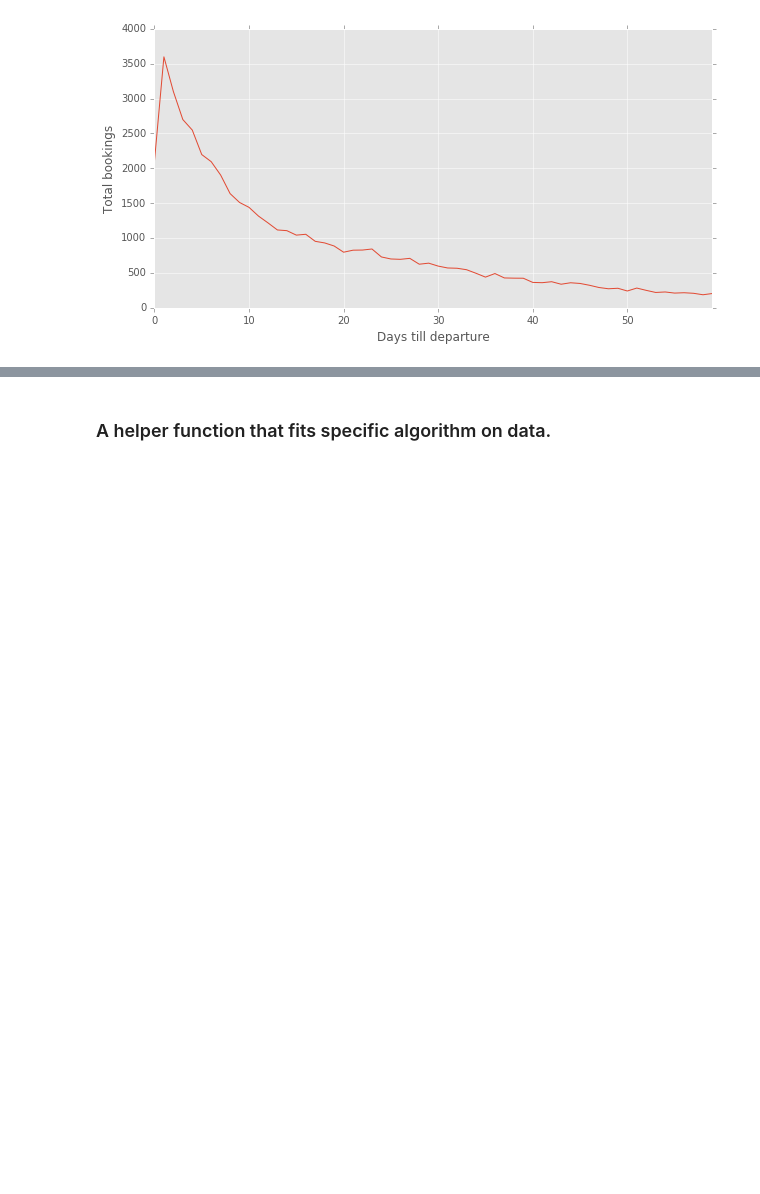
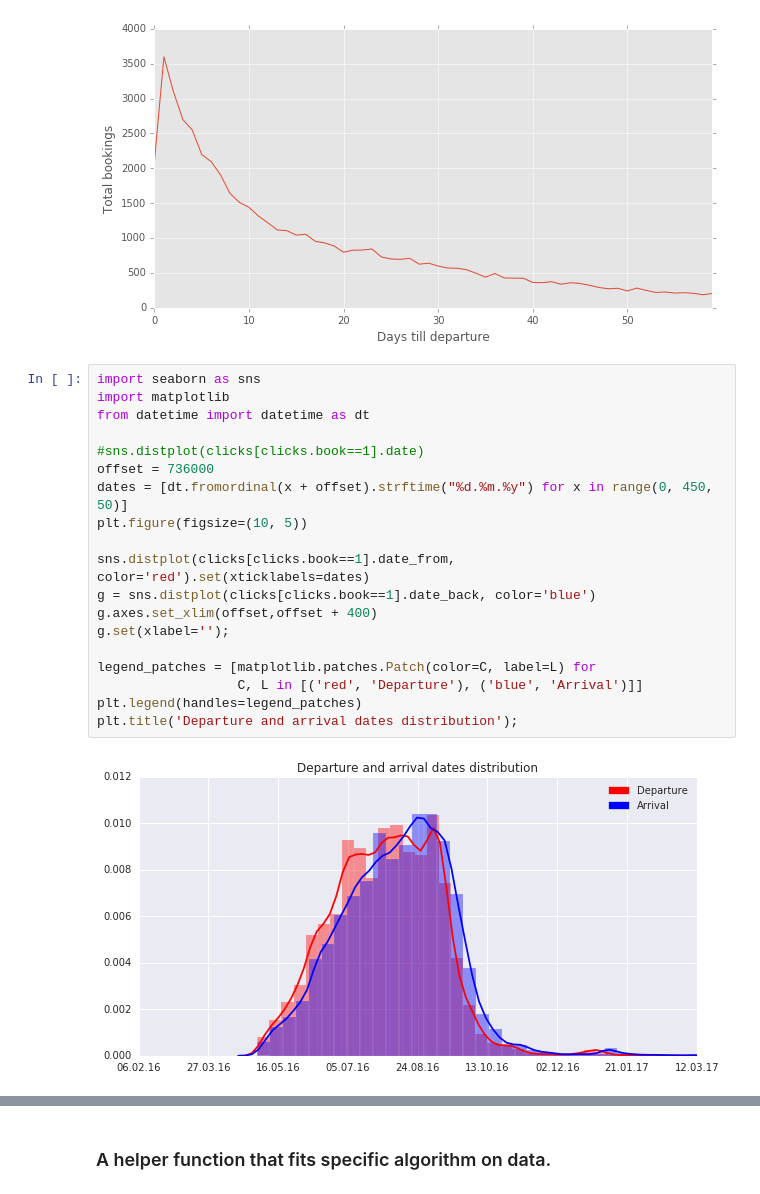
Before and after one commit to tema-popov/clicks, a Jupyter notebook: clicks.ipynb, the cells around one changed output, grey strips where cells are left out. Cells and saved outputs as stored; diff of their text form; blank space fills up the shorter version.

Commit message:
dates distributions, airlines, price/a_days

```diff
--- a/clicks.ipynb
+++ b/clicks.ipynb
@@ -104,3 +105,24 @@ ax.set_ylabel('Total bookings')
 ax.set_xlabel('Days till departure');
 # %% [output]
 [figure]
+# %%
+import seaborn as sns
+import matplotlib
+from datetime import datetime as dt
+
+#sns.distplot(clicks[clicks.book==1].date)
+offset = 736000
+dates = [dt.fromordinal(x + offset).strftime("%d.%m.%y") for x in range(0, 450, 50)]
+plt.figure(figsize=(10, 5))
+
+sns.distplot(clicks[clicks.book==1].date_from, color='red').set(xticklabels=dates)
+g = sns.distplot(clicks[clicks.book==1].date_back, color='blue')
+g.axes.set_xlim(offset,offset + 400)
+g.set(xlabel='');
+
+legend_patches = [matplotlib.patches.Patch(color=C, label=L) for
+                  C, L in [('red', 'Departure'), ('blue', 'Arrival')]]
+plt.legend(handles=legend_patches)
+plt.title('Departure and arrival dates distribution');
+# %% [output]
+[figure, added]
```
Also changed, not shown: parts of 9 cells of this notebook.
